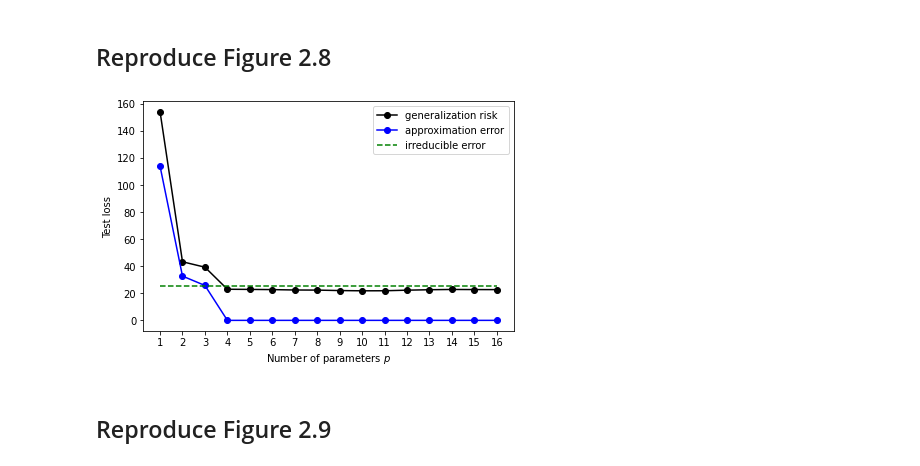
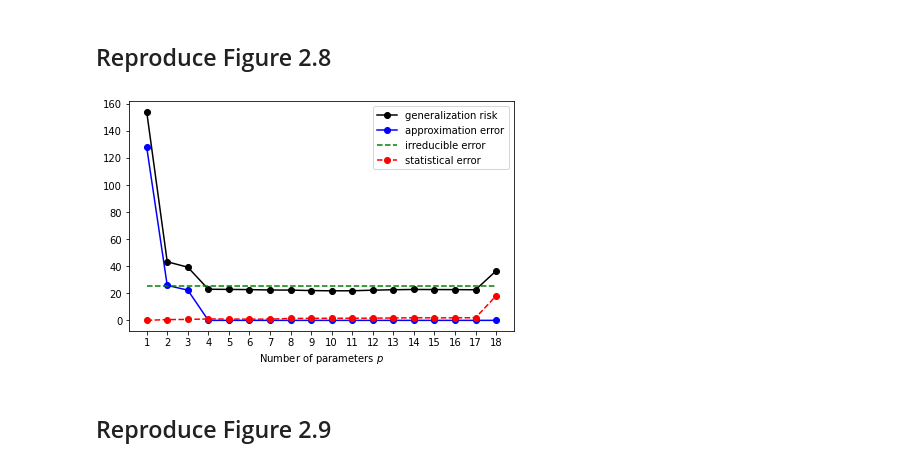
Before and after one commit to gnitnaw/Programs, a Jupyter notebook: Chapter2/DSML_Polynomial_Regression.ipynb, the cells around one changed output. Cells and saved outputs as stored; diff of their text form; code cells hidden in the pictures.

```diff
--- a/Chapter2/DSML_Polynomial_Regression.ipynb
+++ b/Chapter2/DSML_Polynomial_Regression.ipynb
@@ -94,7 +94,7 @@ plt.show()
 # %%
 # %%%%%%%%%%%%%%%%%%%%%%%%%%%%%%%%%%%%%%%%%
 for p in p_range:  # p is the number of parameters
-  plt.plot(p_range, trainloss, 'bo-')
+  plt.plot(p_range, trainloss, 'b', p_range, trainloss, 'bo-')
 plt.xticks(ticks=p_range)
 plt.xlabel('Number of parameters $p$')
 plt.ylabel('Training loss')
@@ -136,15 +165,0 @@ plt.show()
-# %%
-aproxloss = []
-irredu_loss = []
-for p in p_range:
-  irredu_loss.append(sig*sig)
-  if p >= 1 and p <= 3 :
-    H = hilbert(4)
-    hb = H[0:p, :].dot(beta)
-    beta_best = solve(hilbert(p), hb)
-    print(beta_best)
-    yyb = np.polyval(np.flip(beta_best), u)
-    aproxloss.append((norm(np.polyval(np.flip(beta), u)-yyb)**2/n))
-  else :
-    aproxloss.append(0)
-print(aproxloss)
@@ -159,20 +166,29 @@ print(aproxloss)
+# %%
+stat_loss = []
+beta_diff = {}
+
+for p in p_range:
+  beta_diff[p] = betahat[p] - beta_B[p]
+  sloss = hilbert(p)@beta_diff[p]
+  ss = beta_diff[p].T @ sloss
+  stat_loss.append(ss[0][0])
 # %% [markdown]
 ## Reproduce Figure 2.8
 # %%
 # %%%%%%%%%%%%%%%%%%%%%%%%%%%%%%%%%%%%%%%%%
 line1 = plt.plot(p_range, MSE, 'ko-', label = 'generalization risk')
 line2 = plt.plot(p_range, aproxloss, 'bo-', label = 'approximation error')
 line3 = plt.plot(p_range, irredu_loss, 'g--', label = 'irreducible error')
+line4 = plt.plot(p_range, stat_loss, 'ro--', label = 'statistical error')
 plt.legend()
 plt.xticks(ticks=p_range)
 plt.xlabel('Number of parameters $p$')
-plt.ylabel('Test loss')
 plt.tight_layout()
 plt.savefig('MSEpy.pdf',format='pdf')
 plt.show()
 # %%%%%%%%%%%%%%%%%%%%%%%%%%%%%%%%%%%%%%%%%
 # %% [output]
-[figure, old version]
+[figure, new version]
 # %% [markdown]
 ## Reproduce Figure 2.9
 # %%
```
Also changed, not shown: parts of 9 cells of this notebook.
